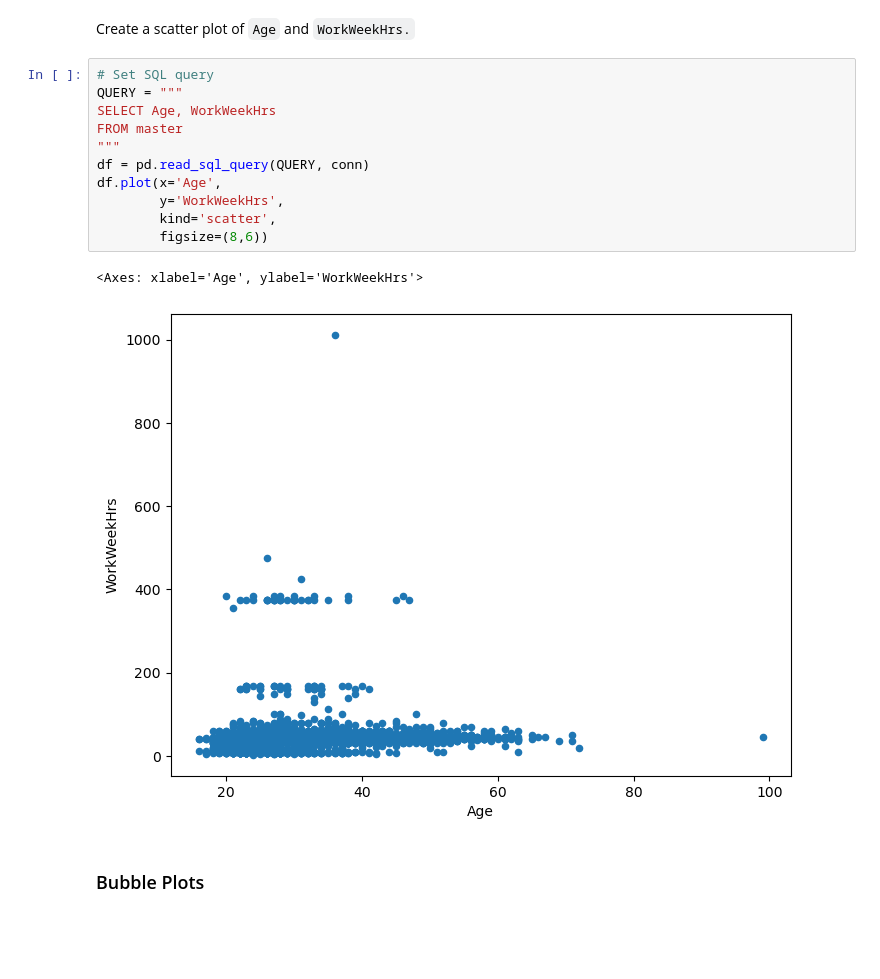
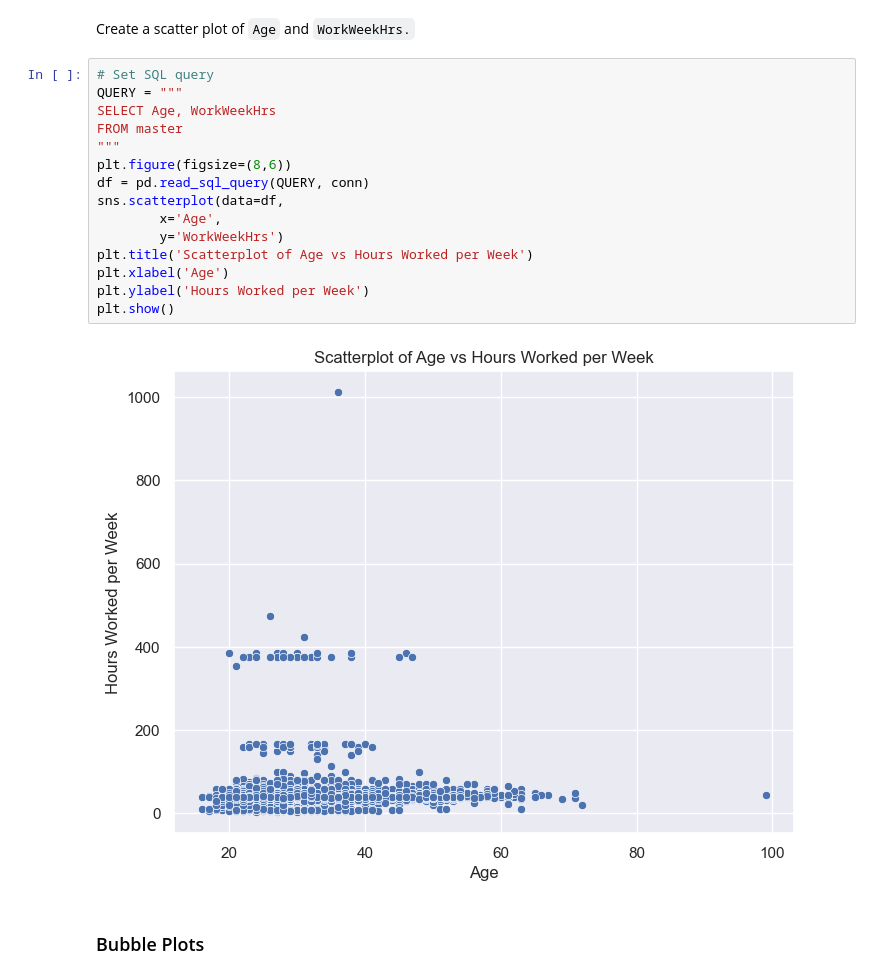
Before and after one commit to bradleyholt/IBM_Data_Analytics, a Jupyter notebook: Capstone_Project/Data Visualization/M4DataVisualization-lab.ipynb, the cells around one changed output. Cells and saved outputs as stored; diff of their text form; blank space fills up the shorter version.

```diff
--- a/Capstone_Project/Data Visualization/M4DataVisualization-lab.ipynb
+++ b/Capstone_Project/Data Visualization/M4DataVisualization-lab.ipynb
@@ -231,17 +218,20 @@ Create a scatter plot of `Age` and `WorkWeekHrs.`
 # %%
 # Set SQL query
 QUERY = """
 SELECT Age, WorkWeekHrs
 FROM master
 """
+plt.figure(figsize=(8,6))
 df = pd.read_sql_query(QUERY, conn)
-df.plot(x='Age',
-        y='WorkWeekHrs',
-        kind='scatter',
-        figsize=(8,6))
+sns.scatterplot(data=df,
+        x='Age',
+        y='WorkWeekHrs')
+plt.title('Scatterplot of Age vs Hours Worked per Week')
+plt.xlabel('Age')
+plt.ylabel('Hours Worked per Week')
+plt.show()
 # %% [output]
-<Axes: xlabel='Age', ylabel='WorkWeekHrs'>
-[figure, old version]
+[figure, new version]
 # %% [markdown]
 ### Bubble Plots
 # %% [markdown]
```
Also changed, not shown: parts of 11 cells of this notebook.
